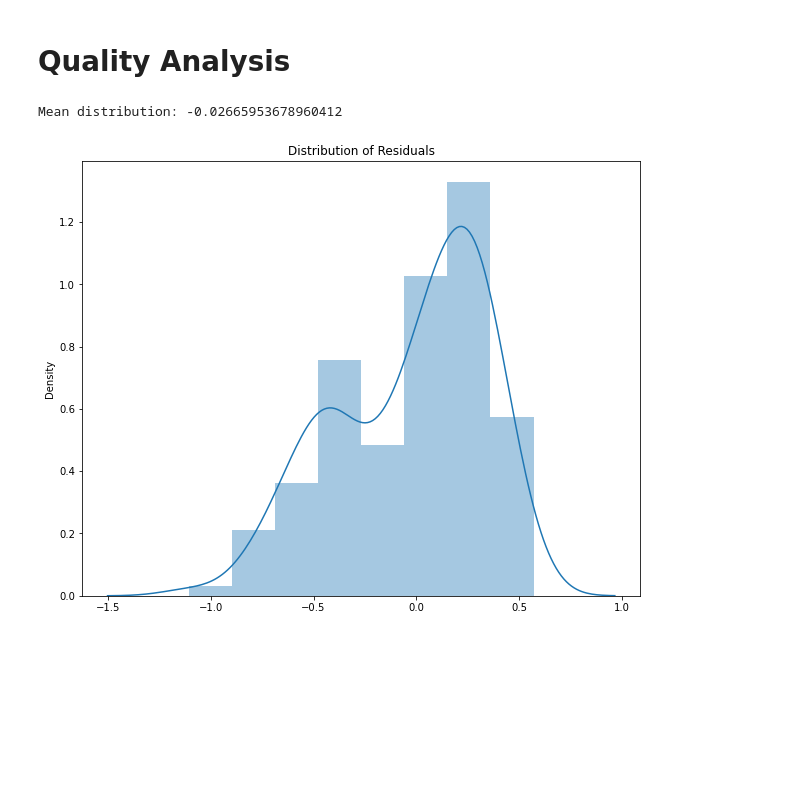
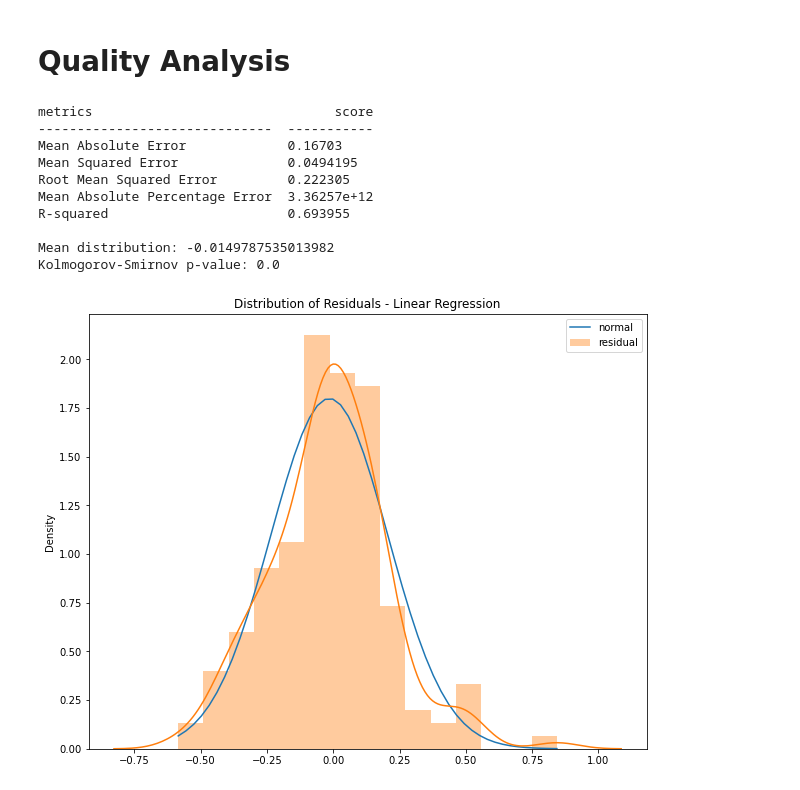
Before and after one commit to affand20/m2m-labs, a Jupyter notebook: lab2.ipynb, the cells around one changed output. Cells and saved outputs as stored; diff of their text form; code cells hidden in the pictures; blank space fills up the shorter version.

```diff
--- a/lab2.ipynb
+++ b/lab2.ipynb
@@ -325,0 +374,4 @@ MAPE = 2.2266935630766076
+# %%
+dropcol = ['Happiness Score', 'Family', 'Freedom', 'Economy (GDP per Capita)']
+X = happiness.drop(dropcol, axis=1)
+calc_vif(X)
@@ -326,3 +385,7 @@ MAPE = 2.2266935630766076
+# %%
+X = happiness.drop(dropcol, axis=1)
+# X = happiness[['Happiness Score', 'Standard Error', 'Freedom', 'Trust (Government Corruption)', 'Generosity', 'Dystopia Residual']]
+X_train, X_test, y_train, y_test = train_test_split(X, y, test_size=0.2, random_state=42)
 # %% [markdown]
 Quality Analysis
 ===
@@ -335,14 +392,55 @@ y_pred_all = lr.predict(X)
-# %%
-# distribution of residuals
-y1 = np.array(y)
-y2 = np.array(y_pred_all)
-y_diff = y1 - y2
-print(f'Mean distribution: {np.mean(y_diff)}')
-
-plt.figure(figsize=(10,8))
-sns.distplot(y_diff, kde=True)
-plt.title('Distribution of Residuals')
-plt.show()
-# %% [output]
-Mean distribution: -0.02665953678960412
-[figure, removed]
+# %%
+lr = LinearRegression(normalize=True)
+lr.fit(X_train, y_train)
+
+y_pred = lr.predict(X_test)
+y_pred_all = lr.predict(X)
+
+vif_mae = mean_absolute_error(y, y_pred_all)
+vif_mse = mean_squared_error(y, y_pred_all)
+vif_rmse = mean_squared_error(y, y_pred_all, squared=False)
+vif_mape = mean_absolute_percentage_error(y, y_pred_all)
+vif_r2 = r2_score(y, y_pred_all)
+
+headers = ['metrics', 'score']
+index = ['Mean Absolute Error', 'Mean Squared Error', 'Root Mean Squared Error', 'Mean Absolute Percentage Error', 'R-squared']
+table = [
+    ['Mean Absolute Error', vif_mae],
+    ['Mean Squared Error', vif_mse],
+    ['Root Mean Squared Error', vif_rmse],
+    ['Mean Absolute Percentage Error', vif_mape],
+    ['R-squared', vif_r2]
+]
+
+# print('Table Comparison')
+print(tabulate(table, headers=headers), end='\n\n')
+
+# distribution of residuals
+y1 = np.array(y)
+y2 = np.array(y_pred_all)
+y_diff = y1 - y2
+print(f'Mean distribution: {np.mean(y_diff)}')
+
+x = np.linspace(np.min(y_diff), np.max(y_diff))
+nparam = scipy.stats.norm.fit(y_diff)
+stat, p = scipy.stats.kstest(y_diff, 'norm', nparam, N=100)
+print(f'Kolmogorov-Smirnov p-value: {p}')
+
+plt.figure(figsize=(10,8))
+plt.plot(x, scipy.stats.norm.pdf(x, *nparam), label='normal')
+sns.distplot(y_diff, kde=True, label='residual')
+plt.title('Distribution of Residuals - Linear Regression')
+plt.legend()
+plt.show()
+# %% [output]
+metrics                               score
+------------------------------  -----------
+Mean Absolute Error             0.16703
+Mean Squared Error              0.0494195
+Root Mean Squared Error         0.222305
+Mean Absolute Percentage Error  3.36257e+12
+R-squared                       0.693955
+
+Mean distribution: -0.0149787535013982
+Kolmogorov-Smirnov p-value: 0.0
+[figure, added]
```
Also changed, not shown: parts of 17 cells of this notebook, 9 other files.
